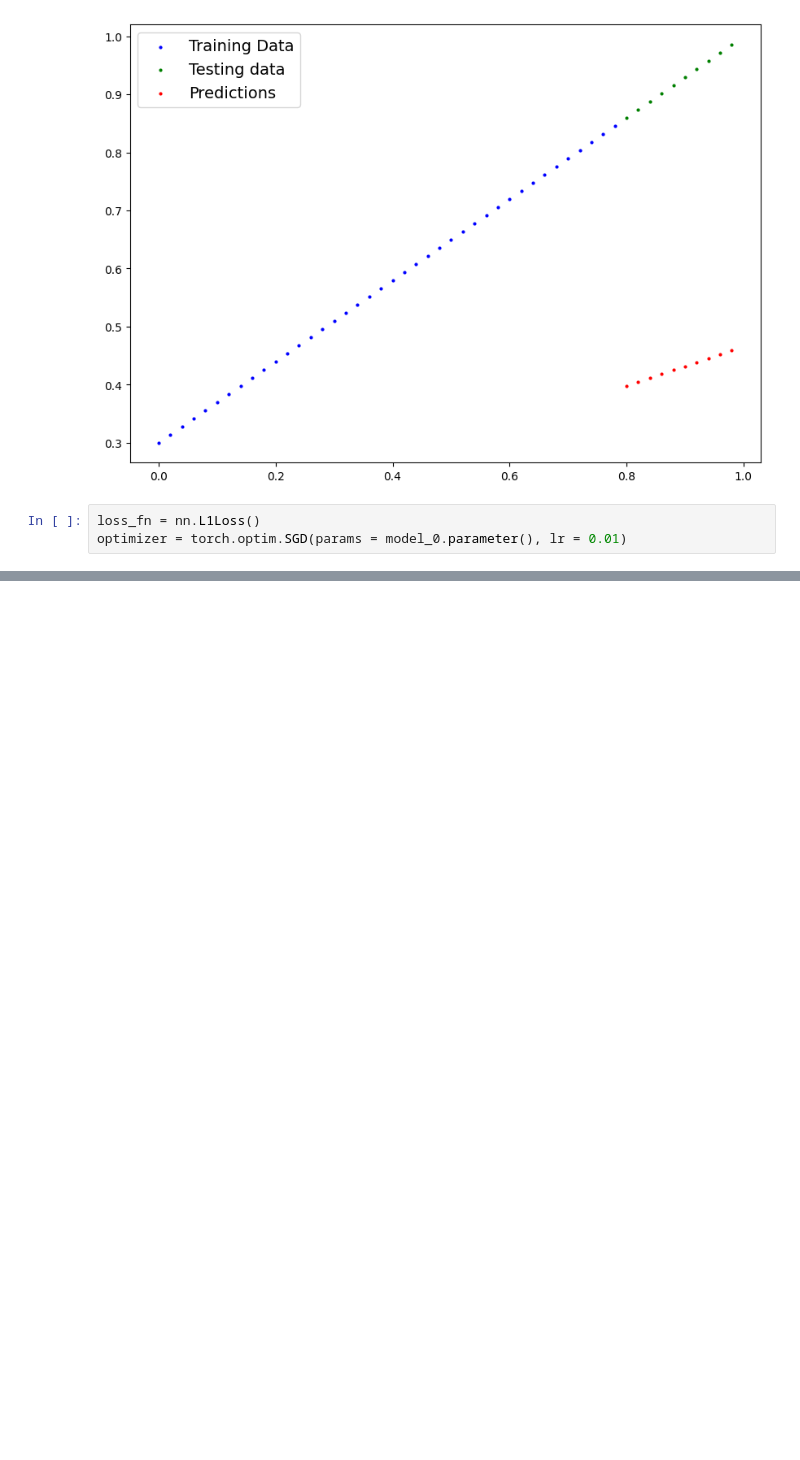
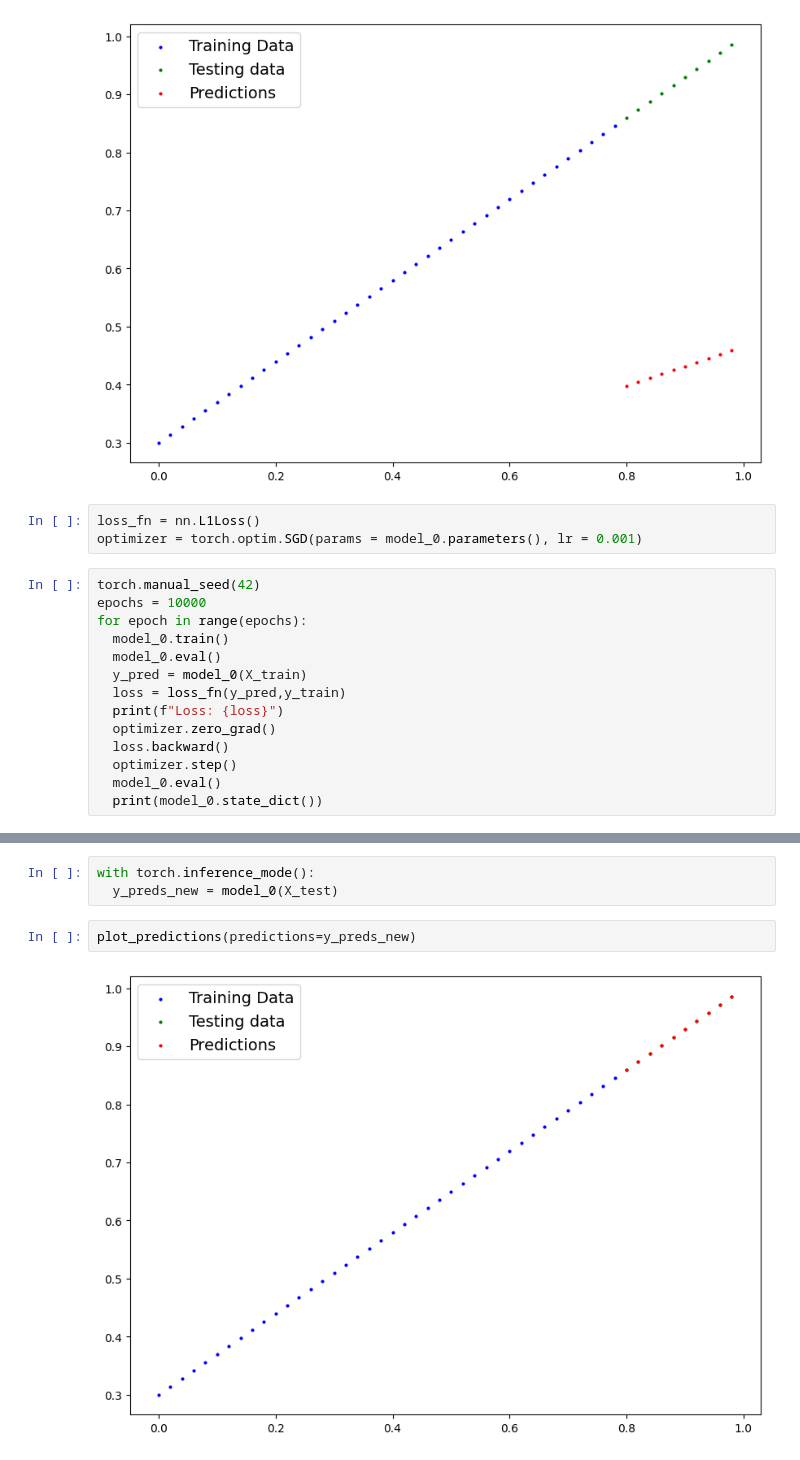
Before and after one commit to arul-5/pytorch_fundamentals, a Jupyter notebook: basic_linear_reg_workflow.ipynb, the cells around one changed output, grey strips where cells are left out. Cells and saved outputs as stored; diff of their text form; blank space fills up the shorter version.

Commit message:
training loop

```diff
--- a/basic_linear_reg_workflow.ipynb
+++ b/basic_linear_reg_workflow.ipynb
@@ -132,4 +132,18 @@ plot_predictions(predictions = y_preds)
 [figure]
 # %%
 loss_fn = nn.L1Loss()
-optimizer = torch.optim.SGD(params = model_0.parameter(), lr = 0.01)
+optimizer = torch.optim.SGD(params = model_0.parameters(), lr = 0.001)
+# %%
+torch.manual_seed(42)
+epochs = 10000
+for epoch in range(epochs):
+  model_0.train()
+  model_0.eval()
+  y_pred = model_0(X_train)
+  loss = loss_fn(y_pred,y_train)
+  print(f"Loss: {loss}")
+  optimizer.zero_grad()
+  loss.backward()
+  optimizer.step()
+  model_0.eval()
+  print(model_0.state_dict())
@@ -135,0 +168,7 @@ optimizer = torch.optim.SGD(params = model_0.parameter(), lr = 0.01)
+# %%
+with torch.inference_mode():
+  y_preds_new = model_0(X_test)
+# %%
+plot_predictions(predictions=y_preds_new)
+# %% [output]
+[figure, added]
```
Also changed, not shown: parts of 1 cell of this notebook.
